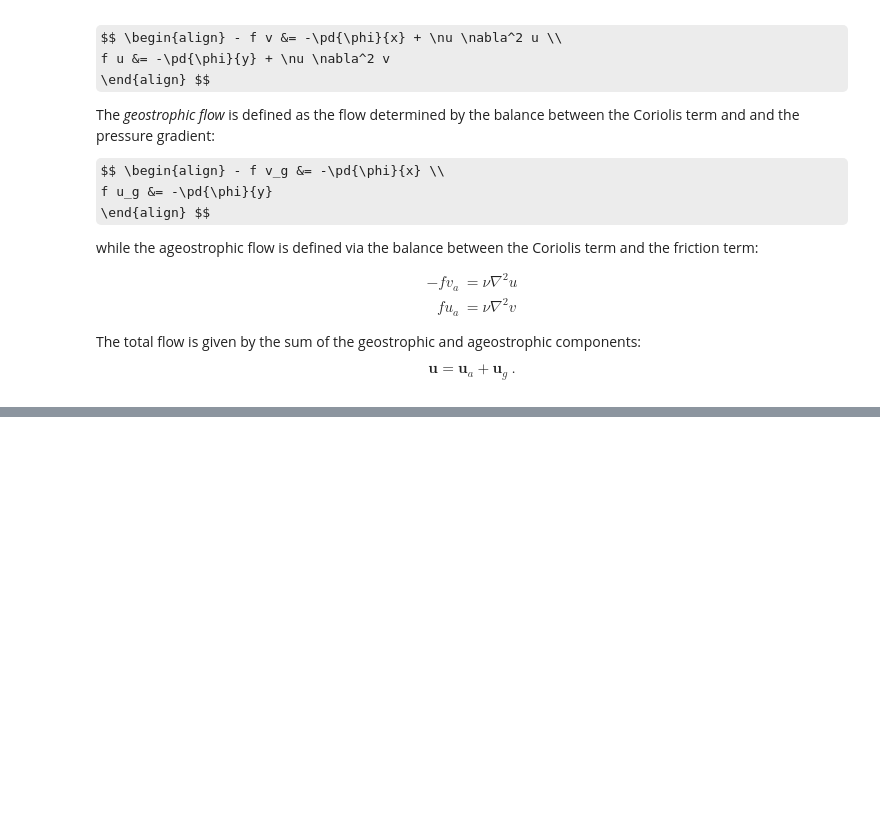
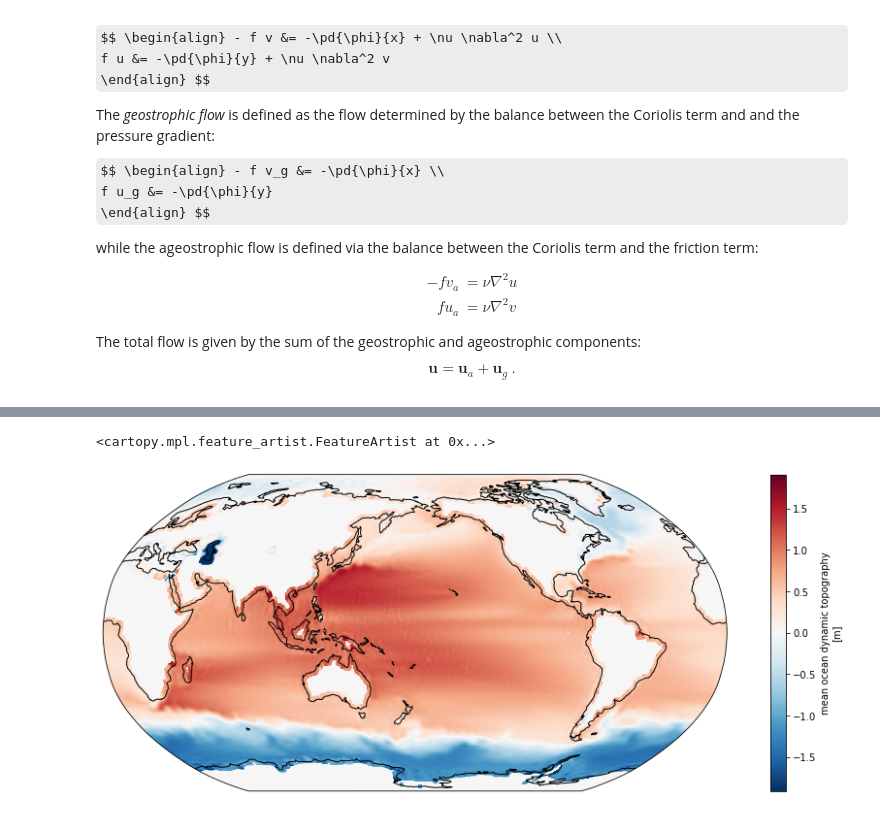
Before and after one commit to rabernat/intro_to_physical_oceanography, a Jupyter notebook: book/06_hydrostatic_geostrophic.ipynb, the cells around one changed output, grey strips where cells are left out. Cells and saved outputs as stored; diff of their text form; code cells hidden in the pictures; some formulas as TeX source; blank space fills up the shorter version.

```diff
--- a/book/06_hydrostatic_geostrophic.ipynb
+++ b/book/06_hydrostatic_geostrophic.ipynb
@@ -166,0 +147,9 @@ ds.mdt.plot(ax=ax)
+# %%
+import pooch
+import xarray as xr
+from matplotlib import pyplot as plt
+
+url = "ftp://ftp.spacecenter.dk/pub/DTU10/2_MIN/DTU10MDT_2min.nc"
+fname = pooch.retrieve(url, known_hash="5d8eb0782514ca5f061eecc5a726f05b34a6ca34281cd644ad19c059ea8b528f")
+ds = xr.open_dataset(fname)
+ds
@@ -166,0 +172,13 @@ ds.mdt.plot(ax=ax)
+# %%
+mdt = ds.mdt.coarsen(lon=10, lat=10, boundary='pad').mean()
+# %%
+import cartopy.crs as ccrs
+proj = ccrs.Robinson(central_longitude=180)
+
+fig = plt.figure(figsize=(16, 6))
+ax = plt.axes(projection=proj, facecolor='0.8')
+mdt.plot(ax=ax, transform=ccrs.PlateCarree())
+ax.coastlines()
+# %% [output]
+<cartopy.mpl.feature_artist.FeatureArtist at 0x...>
+[figure, added]
```
Also changed, not shown: parts of 7 cells of this notebook, 3 other files.
